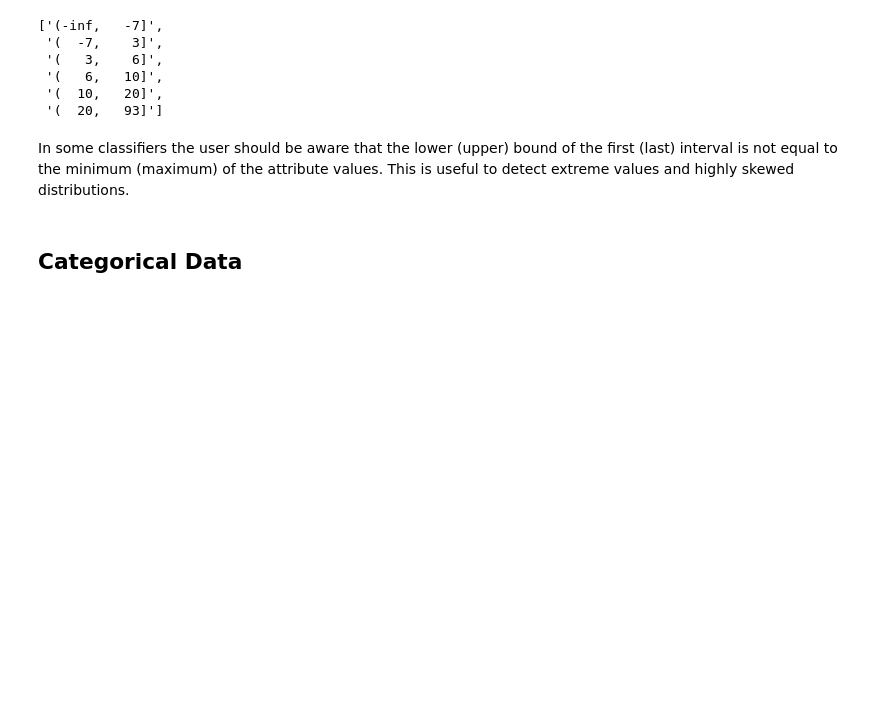
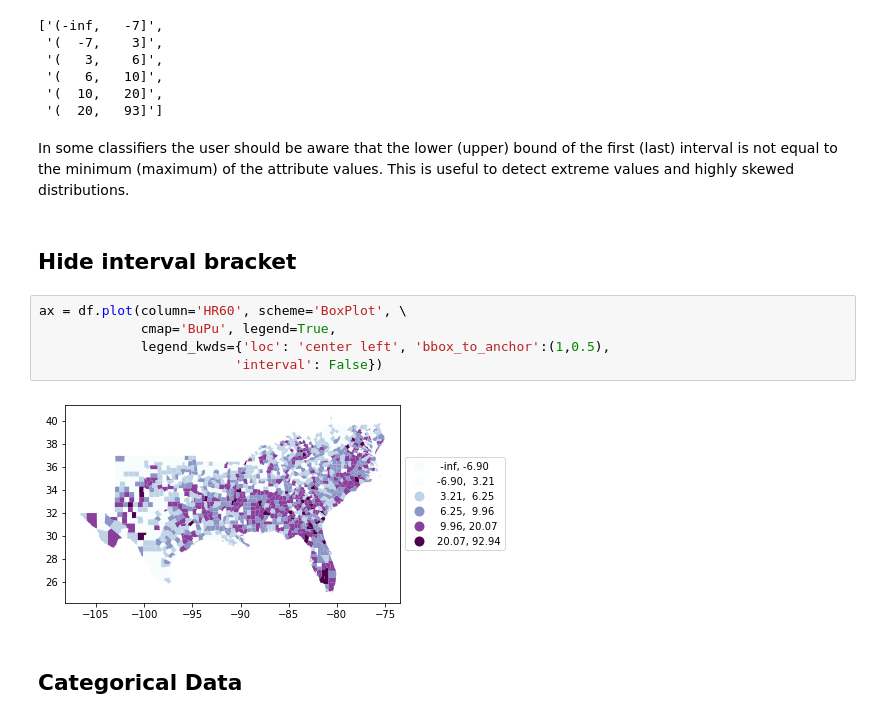
Before and after one commit to geopandas/geopandas, a Jupyter notebook: examples/choro_legends.ipynb, the cells around one changed output. Drawn from its saved outputs; the diff is of its cells as text; blank space fills up the shorter version.

Commit message:
add option to remove bracket from mapclassify legend
update choro legend example with bracket removal option

check black format and adopt suggested changes

```diff
--- a/examples/choro_legends.ipynb
+++ b/examples/choro_legends.ipynb
@@ -127,6 +127,15 @@ bp.get_legend_classes(fmt="{:.0f}")
  '(  20,   93]']
 # %% [markdown]
 In some classifiers the user should be aware that the lower (upper) bound of the first (last) interval is not equal to the minimum (maximum) of the attribute values. This is useful to detect extreme values and highly skewed distributions.
+# %% [markdown]
+## Hide interval bracket
+# %%
+ax = df.plot(column='HR60', scheme='BoxPlot', \
+             cmap='BuPu', legend=True,
+             legend_kwds={'loc': 'center left', 'bbox_to_anchor':(1,0.5),
+                         'interval': False})
+# %% [output]
+[figure, added]
 # %% [markdown]
 ## Categorical Data
 # %%
```
Also changed, not shown: parts of 10 cells of this notebook, 2 other files.
